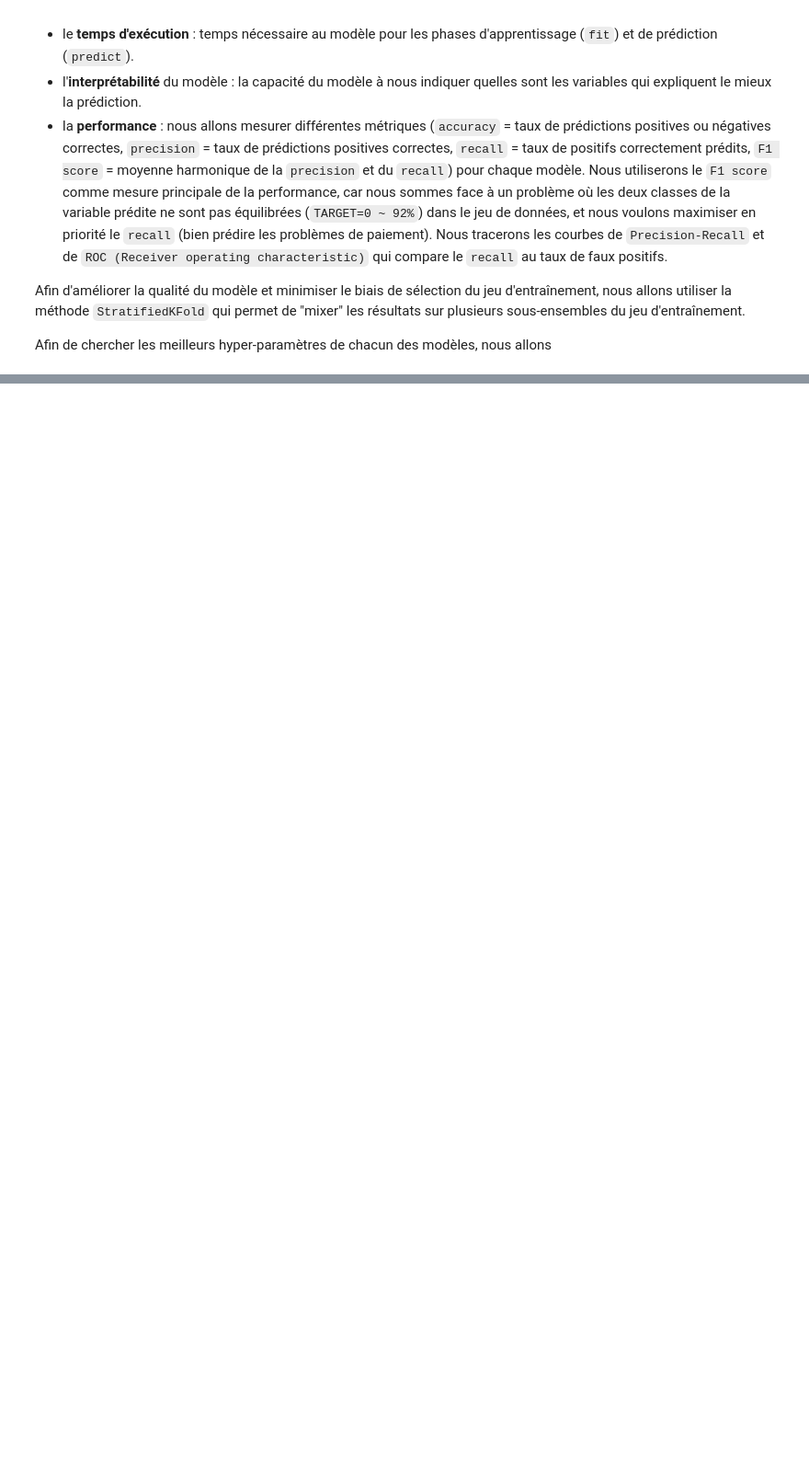
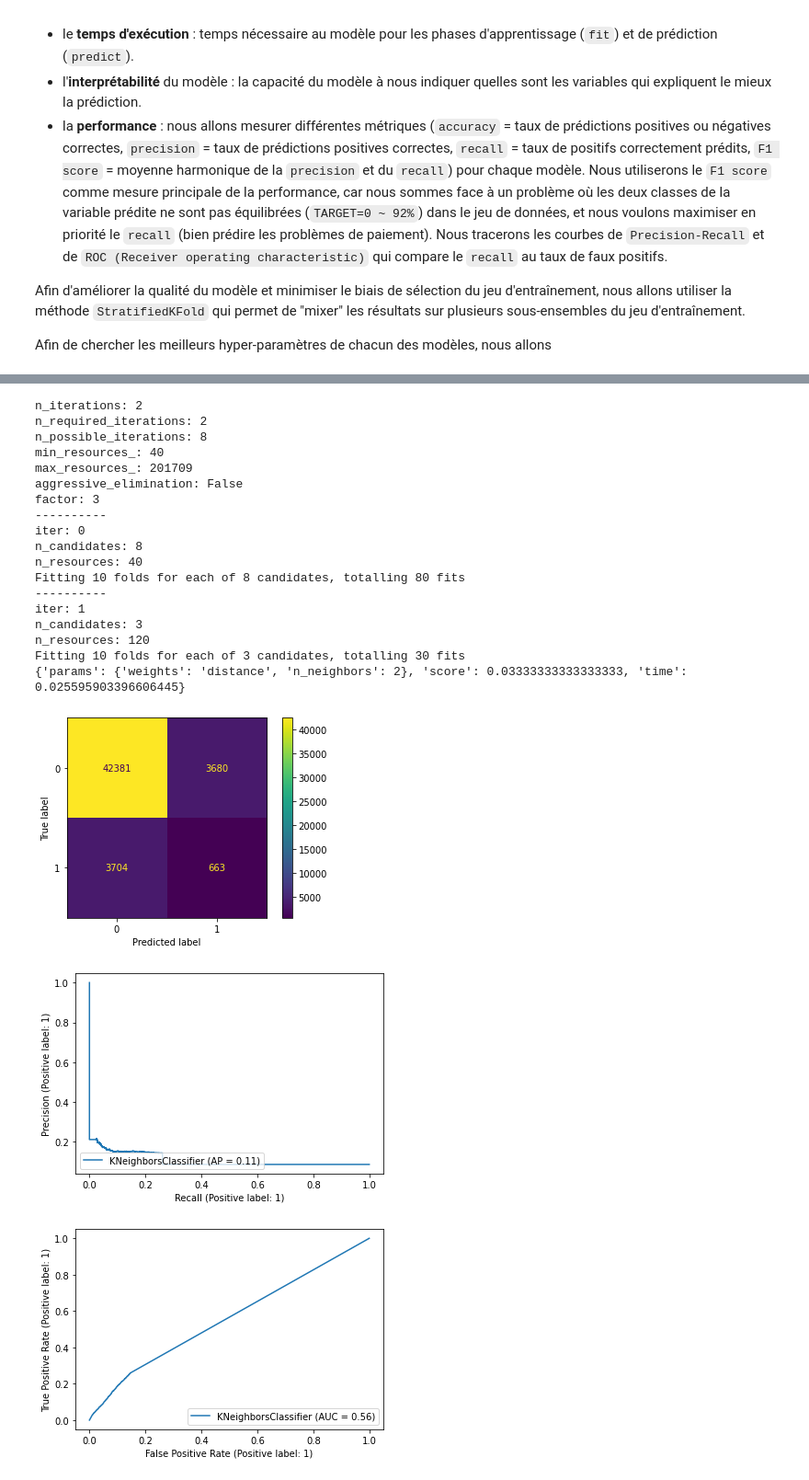
Before and after one commit to fleuryc/oc_ingenieur-ia_P4-Construisez-un-modele-de-scoring, a Jupyter notebook: notebooks/main.ipynb, the cells around one changed output, grey strips where cells are left out. Shown at 92% size. Drawn from its saved outputs; the diff is of its cells as text; code cells hidden in the pictures; blank space fills up the shorter version.

```diff
--- a/notebooks/main.ipynb
+++ b/notebooks/main.ipynb
@@ -991,0 +981,57 @@ print(
+# %%
+## K-nearest-neighbours
+
+# Linear SVC
+# - Les SVM (Support Vector Machines), aussi appelées en français Machines à Vecteurs de Support et parfois Séparatrices à Vaste Marge, cherchent à séparer linéairement les données.
+# - La version primale résout un problème d'optimisation à p variables et est donc préférable si on a moins de variables que d'échantillons.
+# - À l'inverse, la version duale résout un problème d'optimisation à n variables et est donc préférable si on a moins d'échantillons que de variables.
+# - Les vecteurs de support sont les points du jeu de données qui sont les plus proches de l'hyperplan séparateur.
+# - La fonction de décision peut s'exprimer uniquement en fonction du produit scalaire du point à étiqueter avec les vecteurs de support.
+
+from sklearn.neighbors import KNeighborsClassifier
+
+
+# Compute scores
+best_model_score = models_helpers.find_best_params_classifier(
+    X_train=X_train, y_train=y_train, X_test=X_test, y_test=y_test,
+    estimator=KNeighborsClassifier(),
+    params={
+        "n_neighbors": range(2, 10),
+        "weights": ["uniform", "distance"],
+    },
+)
+print({
+    "params": best_model_score['params'],
+    "score": best_model_score['score'],
+    "time": best_model_score['time'],
+})
+results = results.append(best_model_score, ignore_index=True)
+
+# Plot best model curves
+vis_helpers.plot_classifier_results(
+    classifier=best_model_score['model'],
+    X_test=X_test,
+    y_test=y_test,
+)
+# %% [output]
+n_iterations: 2
+n_required_iterations: 2
+n_possible_iterations: 8
+min_resources_: 40
+max_resources_: 201709
+aggressive_elimination: False
+factor: 3
+----------
+iter: 0
+n_candidates: 8
+n_resources: 40
+Fitting 10 folds for each of 8 candidates, totalling 80 fits
+----------
+iter: 1
+n_candidates: 3
+n_resources: 120
+Fitting 10 folds for each of 3 candidates, totalling 30 fits
+{'params': {'weights': 'distance', 'n_neighbors': 2}, 'score': 0.03333333333333333, 'time': 0.025595903396606445}
+[figure, added]
+[figure, added]
+[figure, added]
```
Also changed, not shown: parts of 34 cells of this notebook, 4 other files.
